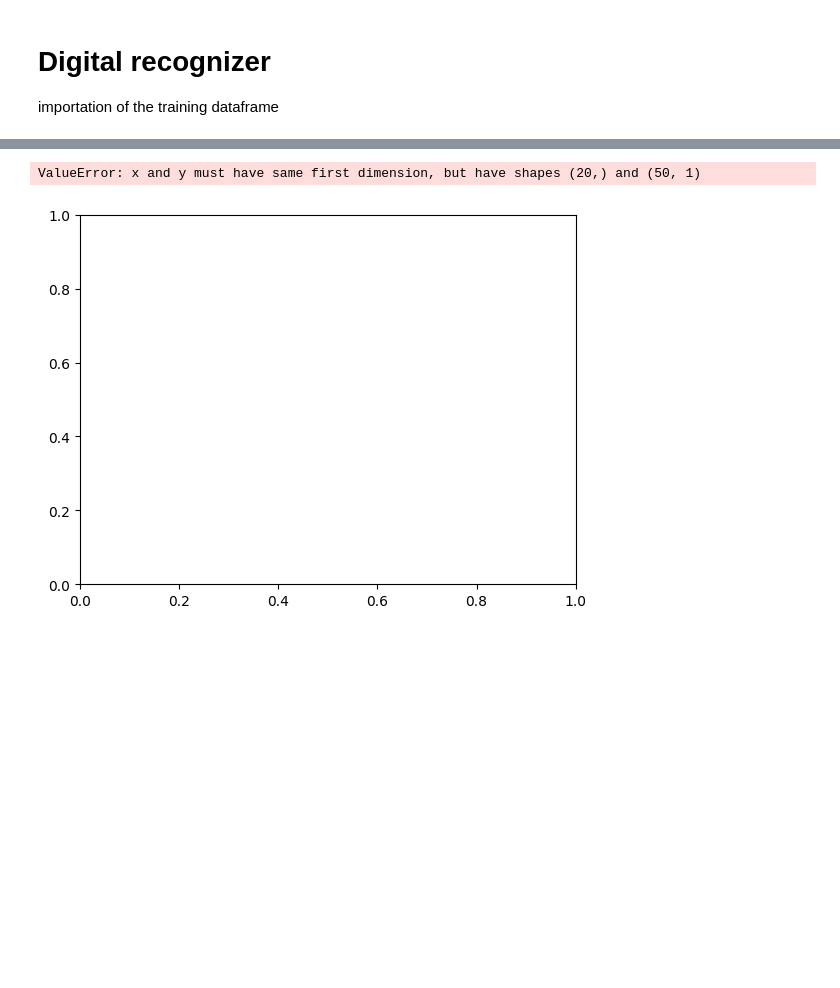
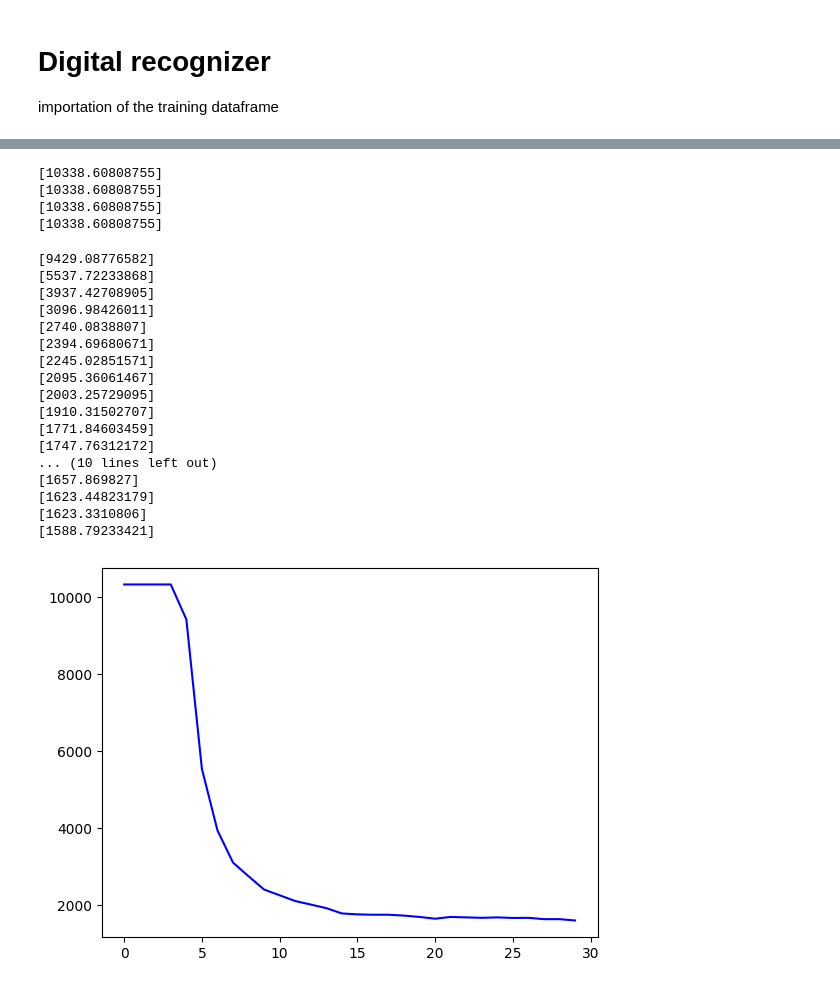
Before and after one commit to MVALEX13/DigitRecognizer, a Jupyter notebook: main.ipynb, the cells around one changed output, grey strips where cells are left out. Drawn from its saved outputs; the diff is of its cells as text; code cells hidden in the pictures; blank space fills up the shorter version.

```diff
--- a/main.ipynb
+++ b/main.ipynb
@@ -2,10 +2,7 @@
 # Digital recognizer
 importation of the training dataframe
 # %%
+# python librairies
 import numpy as np
 import pandas as pd
 import matplotlib.pyplot as plt
-
-df_train = pd.read_csv('./train/train.csv')
-df_train = df_train[0:1000]
-df_train
@@ -136,10 +22,0 @@ Cost function
-# %%
-def ComputeCost(h_vec):
-    J = -sum(y * np.log(h_vec) + (1-y) * np.log(1 - h_vec))
-    return J
-
-def ComputeGrad(h_vec):
-    X_t = np.transpose( ComputeX() )
-    h_vec = ComputeDecisionVec(Theta)
-    grad = np.matmul( X_t, (h_vec - y))
-    return grad
@@ -148,17 +153,41 @@ def ComputeGrad(h_vec):
 # %%
-Theta = Theta0
-alpha = 0.00005
-nb_it = 15
-cost = np.empty((nb_it,1))
-for i in range(nb_it):
-    h_vec = ComputeDecisionVec(Theta)
-    cost[i] = ComputeCost(h_vec)
-    grad_i = ComputeGrad(h_vec)
-    Theta = Theta -alpha*grad_i
+def main():
+    MyLogisticregression = LogisticRegression('./train/train.csv')
+    nb_it = 100
+    cost = np.empty( (nb_it,1) )
+    for i in range(nb_it):
+        MyLogisticregression.ComputenextStep()
+        cost[i] = MyLogisticregression.ComputeCost()
+        print(cost[i])
 
-fig, ax = plt.subplots()
-ax.plot(range(20),cost,'-b')
-plt.show()
+
+    fig, ax = plt.subplots()
+    ax.plot(range(nb_it),cost,'-b')
+    plt.show()
+
+
+if __name__ == "__main__":
+    main()
 # %% [output]
-ValueError: x and y must have same first dimension, but have shapes (20,) and (50, 1)
+[10338.60808755]
+[10338.60808755]
+[10338.60808755]
+[10338.60808755]
+[9429.08776582]
+[5537.72233868]
+[3937.42708905]
+[3096.98426011]
+[2740.0838807]
+[2394.69680671]
+[2245.02851571]
+[2095.36061467]
+[2003.25729095]
+[1910.31502707]
+[1771.84603459]
+[1747.76312172]
+... (10 lines left out)
+[1657.869827]
+[1623.44823179]
+[1623.3310806]
+[1588.79233421]
-[figure, old version]
+[figure, new version]
```
Also changed, not shown: parts of 13 cells of this notebook, 2 other files.
